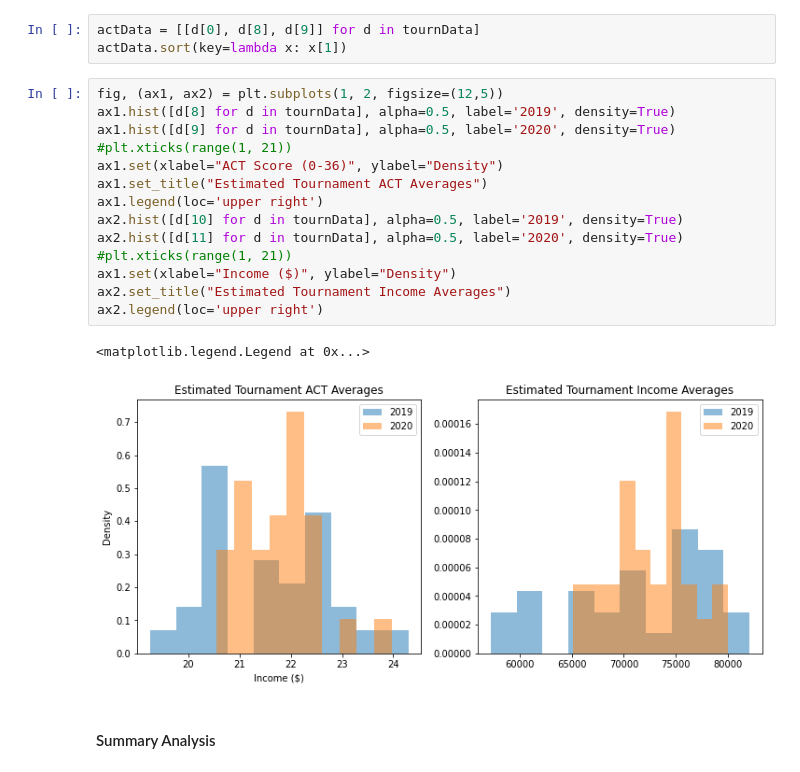
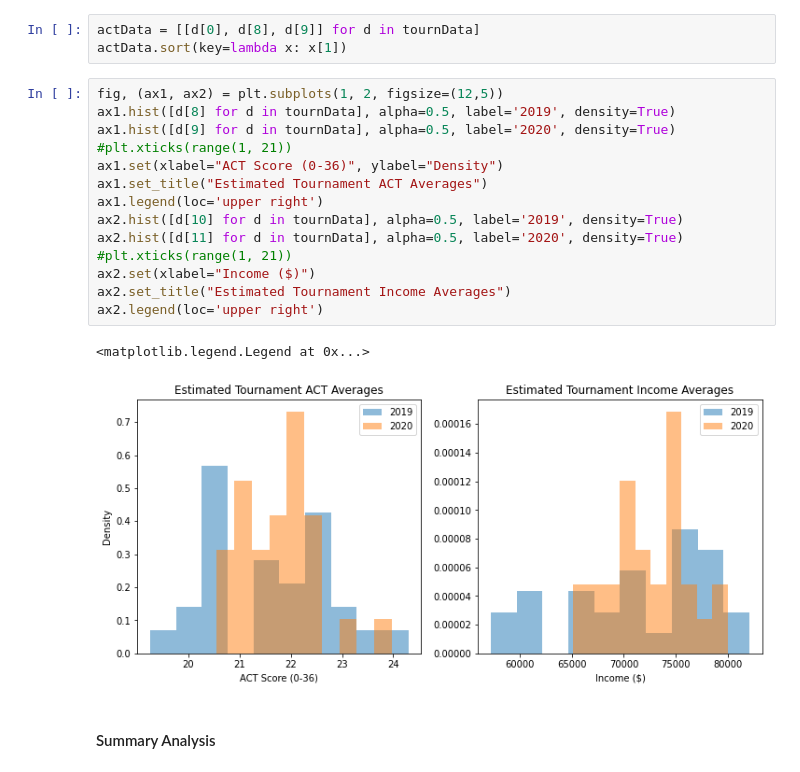
Before and after one commit to petezh/Disclosure, a Jupyter notebook: Entries Analysis.ipynb, the cells around one changed output. Saved outputs shown, nothing was run; the diff lists cells and outputs as text.

```diff
--- a/Entries Analysis.ipynb
+++ b/Entries Analysis.ipynb
@@ -442,20 +456,20 @@ actData.sort(key=lambda x: x[1])
 # %%
 fig, (ax1, ax2) = plt.subplots(1, 2, figsize=(12,5))
 ax1.hist([d[8] for d in tournData], alpha=0.5, label='2019', density=True)
 ax1.hist([d[9] for d in tournData], alpha=0.5, label='2020', density=True)
 #plt.xticks(range(1, 21))
 ax1.set(xlabel="ACT Score (0-36)", ylabel="Density")
 ax1.set_title("Estimated Tournament ACT Averages")
 ax1.legend(loc='upper right')
 ax2.hist([d[10] for d in tournData], alpha=0.5, label='2019', density=True)
 ax2.hist([d[11] for d in tournData], alpha=0.5, label='2020', density=True)
 #plt.xticks(range(1, 21))
-ax1.set(xlabel="Income ($)", ylabel="Density")
+ax2.set(xlabel="Income ($)")
 ax2.set_title("Estimated Tournament Income Averages")
 ax2.legend(loc='upper right')
 # %% [output]
 <matplotlib.legend.Legend at 0x...>
-[figure, old version]
+[figure, new version]
 # %% [markdown]
 #### Summary Analysis
 # %%
```
Also changed, not shown: parts of 6 cells of this notebook, 1 other file.
